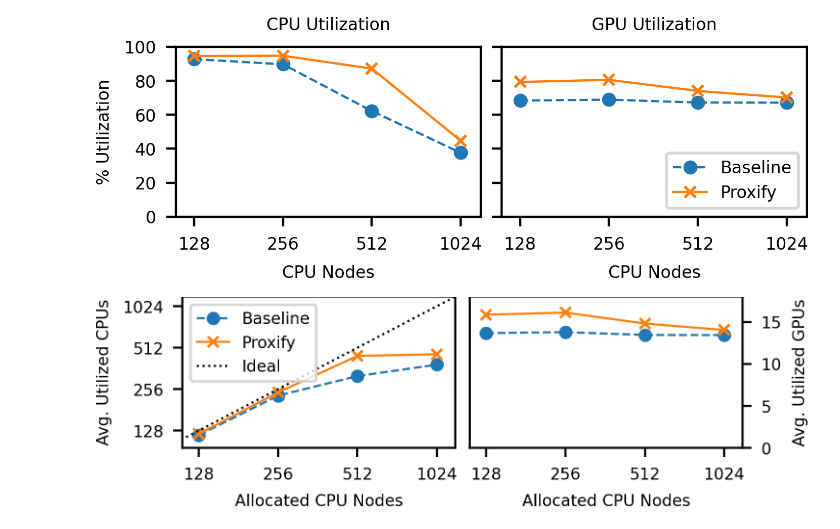
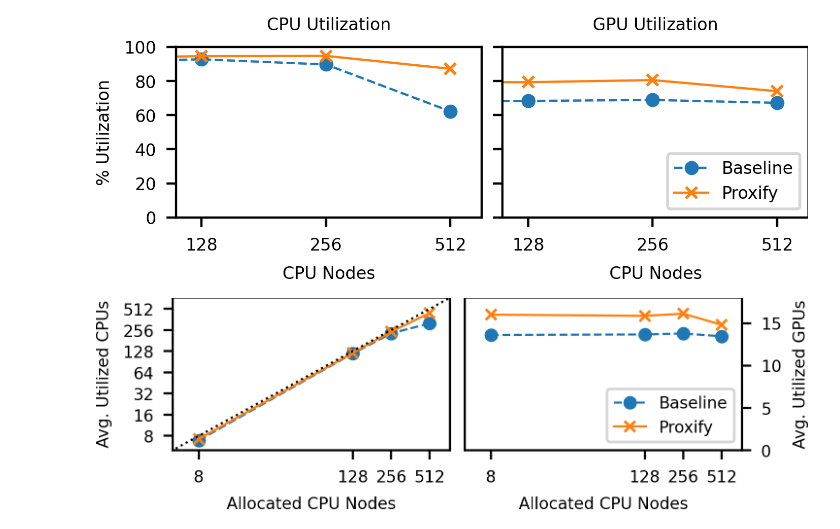
Before and after one commit to proxystore/sc23-evaluation, a Jupyter notebook: 6-molecular-design.ipynb, the cells around one changed output. Saved outputs shown, nothing was run; the diff lists cells and outputs as text; code cells hidden in the pictures.

Commit message:
Remove 1024 node runs

```diff
--- a/6-molecular-design.ipynb
+++ b/6-molecular-design.ipynb
@@ -33,6 +33,12 @@ DATA = {
         'GPU': [0.7997412334690767, 0.7926567447094113, 0.8052310308176625, 0.7398836099119497, 0.7013267885288375],
     }
 }
+
+if True:
+    NODES = NODES[:-1]
+    for config, tasks in DATA.items():
+        for system, utils in tasks.items():
+            DATA[config][system] = utils[:-1]
 # %%
 MARKERS = ('o', 'x')
 LINES = ('--', '-')
@@ -40,15 +46,10 @@ cmap = plt.get_cmap()
 
 fig, axs = plt.subplots(1, 2, sharex=True, sharey=True)
 
-DROP_EIGHT = True
-
 for i, (config, tasks) in enumerate(DATA.items()):
     for j, (system, utils) in enumerate(tasks.items()):
         # utils = [u * 100 for u in utils]
-        if DROP_EIGHT:
-            utils = utils[1:]
-        x = NODES[int(DROP_EIGHT):int(DROP_EIGHT)+len(utils)]
-
+        x = NODES
         y = [u * 100 for u in utils]
 
         axs[j].plot(
@@ -68,7 +69,7 @@ axs[0].set_xscale('log', base=2)
 axs[0].set_xticks(NODES)
 for axis in [axs[0].xaxis, axs[0].yaxis]:
     axis.set_major_formatter(ScalarFormatter())
-axs[0].set_xlim([111 if DROP_EIGHT else 6, 1200])
+axs[0].set_xlim([111, 610])
 axs[0].set_ylim([0, 100])
 
 axs[1].set_title('GPU Utilization')
@@ -79,7 +80,7 @@ fig.tight_layout(w_pad=1)
 fig.set_size_inches(3.5, 1)
 plt.savefig('figures/moldesign-scaling-v1.pdf', pad_inches=0.05)
 # %% [output]
-[figure, old version]
+[figure, new version]
 # %%
 MARKERS = ('o', 'x')
 LINES = ('--', '-')
@@ -87,14 +88,10 @@ cmap = plt.get_cmap()
 
 fig, axs = plt.subplots(1, 2, sharex=True)
 
-DROP_EIGHT = True
-
 for i, (config, tasks) in enumerate(DATA.items()):
     for j, (system, utils) in enumerate(tasks.items()):
         # utils = [u * 100 for u in utils]
-        if DROP_EIGHT:
-            utils = utils[1:]
-        x = NODES[int(DROP_EIGHT):int(DROP_EIGHT)+len(utils)]
+        x = NODES
 
         if system == 'CPU':
             y = [u * x[k] for k, u in enumerate(utils)]
@@ -107,35 +104,35 @@ for i, (config, tasks) in enumerate(DATA.items()):
             linestyle=LINES[i],
             marker=MARKERS[i],
             # color=cmap(j),
             label=config,
         )
 
         axs[j].set_xlabel('Allocated CPU Nodes')
 
 
 axs[0].set_ylabel('Avg. Utilized CPUs')
 axs[0].set_xscale('log', base=2)
 axs[0].set_yscale('log', base=2)
 axs[0].set_xticks(NODES)
-axs[0].set_yticks([64, 128, 256, 512, 1024])
+axs[0].set_yticks([8, 16, 32, 64, 128, 256, 512, 1024])
 for axis in [axs[0].xaxis, axs[0].yaxis]:
     axis.set_major_formatter(ScalarFormatter())
 axs[0].plot((0, 2048), (0, 2048), color='black', linestyle = ':', label='Ideal')
-axs[0].set_xlim([111 if DROP_EIGHT else 6, 1200])
-axs[0].set_ylim([96 if DROP_EIGHT else 6, 1200])
+axs[0].set_xlim([5, 740])
+axs[0].set_ylim([5, 740])
 
 axs[1].set_ylabel('Avg. Utilized GPUs')
 # axs[1].axhline(y=20, color='black', linestyle = ':', label='Ideal')
 axs[1].set_yticks([0, 5, 10, 15])
 axs[1].set_ylim([0, 18])
 axs[1].yaxis.tick_right()
 axs[1].yaxis.set_label_position("right")
 
-axs[0].legend(loc='upper left')
+axs[1].legend(loc='lower right')
 
 fig.tight_layout(w_pad=1)
 
 fig.set_size_inches(3.5, 0.9)
 plt.savefig('figures/moldesign-scaling-v2.pdf', pad_inches=0.05)
 # %% [output]
-[figure, old version]
+[figure, new version]
```
Also changed, not shown: 2 other files.
